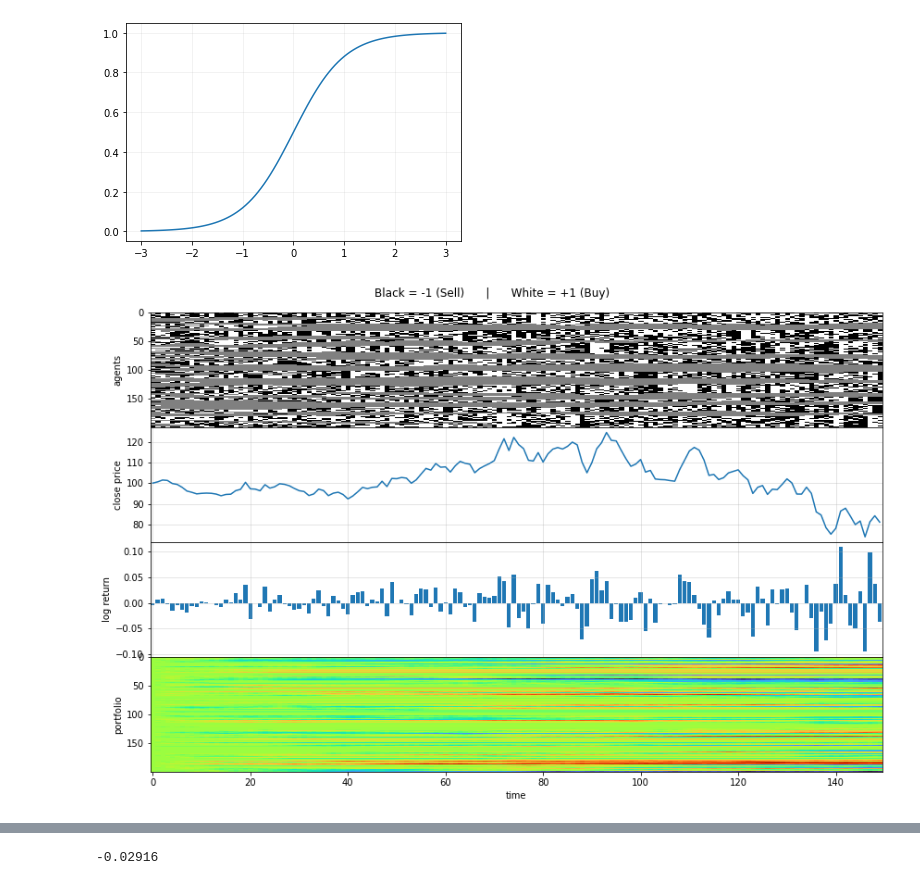
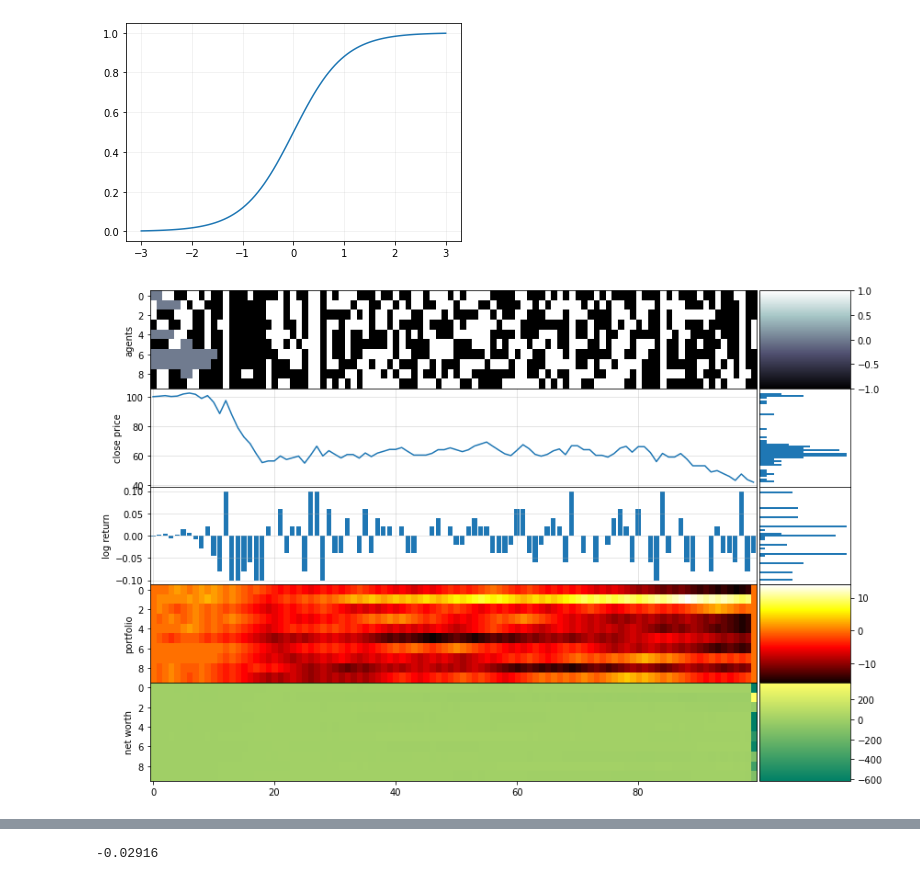
Before and after one commit to charelF/ComplexSystems, a Jupyter notebook: code/charel/charelino2021.ipynb, the cells around one changed output, grey strips where cells are left out. Drawn from its saved outputs; the diff is of its cells as text; code cells hidden in the pictures.

```diff
--- a/code/charel/charelino2021.ipynb
+++ b/code/charel/charelino2021.ipynb
@@ -77,19 +77,25 @@ ph = 0.1 # vary
 
 pa = 0.5
 
-N0 = 150
-N1 = 200
+N0 = 100
+N1 = 10
 
 A = 2
 a = 0.1
 h = 0.1
 
-G = np.zeros(shape=(N0,N1)).astype(int)
+G = np.zeros(shape=(N0,N1))
 G[0] = np.random.choice(a=[-1,0,1], p=[pa/2, 1-pa, pa/2], size=N1, replace=True)
 
 P = np.zeros_like(G)
+V = np.zeros_like(G) # value of the owned stocks
+N = np.zeros_like(G) # net worth
 
-x = np.empty(N0)
+X = np.zeros(N0)
+S = np.zeros(N0)
+S[0] = 100
+
+DRIFT = 0
 
 for t in range(N0):
     Ncl, Nk, k2coord, coord2k = cluster_info(G[t])
@@ -98,20 +104,41 @@ for t in range(N0):
     xi = np.random.uniform(-1, 1, size=Ncl)  # unique xi for each cluster k
     # print(Ncl, Nk, k2coord, coord2k, xi)
 
-    xt = 0
+    Xt = 0
     for k, size in enumerate(Nk):
         tmp = 0
         for i in k2coord[k]:
             tmp += G[t,i]
-        xt += size * tmp
-    x[t] = xt
+        Xt += size * tmp
+    X[t] = Xt/(10*N0)
+    if t > 0:
+        # Close price of today = Close price of yesterday + todays log return
+        S[t] = S[t-1] + (S[t-1] * X[t]) + DRIFT
+
 
     if t == N0-1:
         # last iteration, we stop
+        # before we stop, traders buy back / sell all shares in portfolio at current price
+        # their worth (V) decreases if their portfolio P is negative (so they buyback shares)
+        # their worth (V) increases if their portfolio P is positive (so they sell shares)
+        # V[t] = V[t] + (P[t] * S[t])
+        # sellbuy = -P[t]
+        # V[t] = V[t] + (-P[t] * S[t])
+        # V[t] = V[t] + (P[t] * S[t]) * (-1)
+        V[t] = P[t,i] * S[t]
+        N[t] = N[t-1] + (P[t] * S[t])
+        P[t] = 0
+
         break
 
     for i in range(N1):
         P[t+1,i] = P[t,i] + G[t,i]
+        # value of portfolio = (buy or sell) * (current price) * (-1)
+        # because buy = 1, but buying removes money so should be -1
+        # sell = -1 but sell adds money so 1
+        # V[t+1,i] = V[t,i] + (G[t,i] * S[t] * (-1))
+        V[t,i] = P[t,i] * S[t]
+        N[t,i] = - P[t,i]
 
         # traders update their stance
         if G[t,i] != 0:
@@ -145,46 +172,63 @@ for t in range(N0):
                 if (G[t,(i-1)%N1] == 0) or (G[t,(i+1)%N1] == 0):
                     G[t+1,i] = 0
                 else:
                     continue
 
         # nontrader enters market
         if G[t,i] == 0:
             if random.random() < pe:
                 G[t+1,i] = np.random.choice([-1,1])
 
-fig, (ax1,ax2,ax3,ax4) = plt.subplots(
-    ncols=1, nrows=4, figsize=(12,8), sharex=True, gridspec_kw = {'wspace':0, 'hspace':0}
+fig, (ax1,ax2,ax3,ax4,ax5) = plt.subplots(
+    ncols=1, nrows=5, figsize=(12,8), sharex=True, gridspec_kw = {'wspace':0, 'hspace':0}
 )
-ax1.imshow(G.T, cmap="gray", interpolation="None", aspect="auto")
-ax4.imshow(P.T, cmap="turbo", interpolation="None", aspect="auto")
-# plt.colorbar()
+im1 = ax1.imshow(G.T, cmap="bone", interpolation="None", aspect="auto")
+im4 = ax4.imshow(P.T, cmap="hot", interpolation="None", aspect="auto")
+im5 = ax5.imshow(N.T, cmap="summer", interpolation="None", aspect="auto")
 
-# r = (x - np.mean(x)) / np.std(x)
-r = x/10000
-s = 100
-S = np.zeros_like(x)
-S[0] = s
-for i in range(1,N0):
-    # S[i] = S[i-1] + (S[i-1] * r[i])
-    S[i] = S[i-1] + (S[i-1] * r[i])
+size = "15%"
+
+cax1 = make_axes_locatable(ax1).append_axes('right', size=size, pad=0.05)
+fig.colorbar(im1, cax=cax1, orientation='vertical')
+cax4 = make_axes_locatable(ax4).append_axes('right', size=size, pad=0.05)
+fig.colorbar(im4, cax=cax4, orientation='vertical')
+cax5 = make_axes_locatable(ax5).append_axes('right', size=size, pad=0.05)
+fig.colorbar(im5, cax=cax5, orientation='vertical')
+
+cax2 = make_axes_locatable(ax2).append_axes('right', size=size, pad=0.05)
+cax2.hist(S, orientation="horizontal", bins=np.linspace(np.min(S), np.max(S), len(S)//2))
+cax2.get_xaxis().set_visible(False)
+cax2.get_yaxis().set_visible(False)
+
+cax3 = make_axes_locatable(ax3).append_axes('right', size=size, pad=0.05)
+cax3.hist(X, orientation="horizontal", bins=np.linspace(np.min(X), np.max(X), len(X)//2))
+cax3.get_xaxis().set_visible(False)
+cax3.get_yaxis().set_visible(False)
+
+# for ax in (ax2,ax3):
+#     cax = make_axes_locatable(ax).append_axes('right', size=size, pad=0.05)
+#     # cax.axis('off')
+
+
+
 
 ax2.plot(S)
 ax2.grid(alpha=0.4)
 
-ax3.bar(np.arange(len(r)), r)
+ax3.bar(np.arange(len(X)), X)
 ax3.grid(alpha=0.4)
 
 ax4.set_xlabel("time")
 # ax2.set_ylabel("standardised log returns")
 ax2.set_ylabel("close price")
 ax1.set_ylabel("agents")
 ax3.set_ylabel("log return")
 ax4.set_ylabel("portfolio")
+ax5.set_ylabel("net worth")
 
-fig.suptitle("Black = -1 (Sell)      |      White = +1 (Buy)")
 # fig.colorbar(im, cax=ax4)
 
 plt.tight_layout()
 plt.show()
 # %% [output]
-[figure, old version]
+[figure, new version]
```
Also changed, not shown: parts of 3 cells of this notebook.
